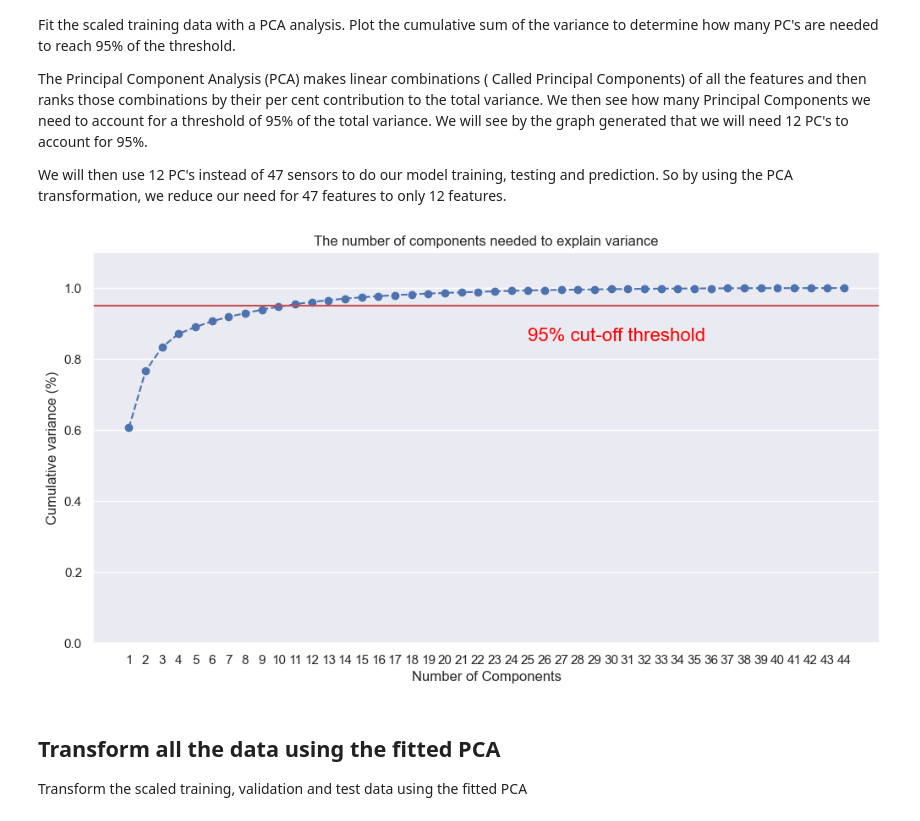
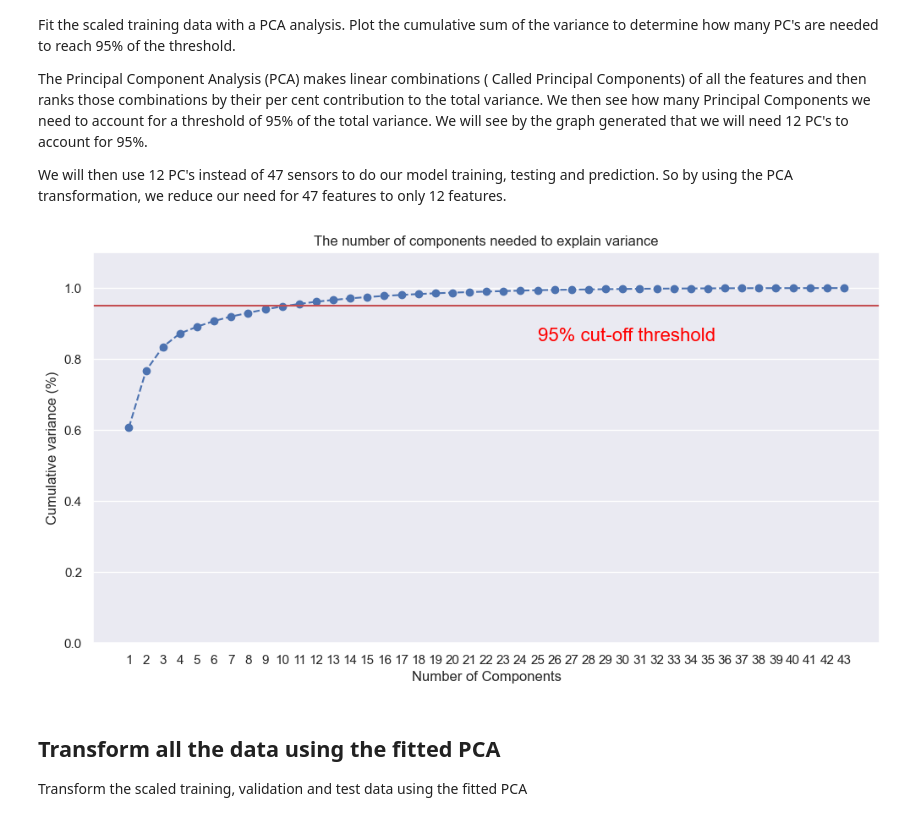
Before and after one commit to Enterprise-Neurosystem/edge-failure-prediction, a Jupyter notebook: notebooks/10-pump-data-discovery.ipynb, the cells around one changed output. Saved outputs shown, nothing was run; the diff lists cells and outputs as text; code cells hidden in the pictures.

Commit message:
In plotting pca, had to subtract 1 from len(df_train.columns)

```diff
--- a/notebooks/10-pump-data-discovery.ipynb
+++ b/notebooks/10-pump-data-discovery.ipynb
@@ -394,9 +394,9 @@ We will then use 12 PC's instead of 47 sensors to do our model training, testing
 # %%
 pca = get_PCA(scaled_train)
 
-plot_pca(pca, len(df_train.columns) )
+plot_pca(pca, len(df_train.columns)-1 )
 # %% [output]
-[figure, old version]
+[figure, new version]
 # %% [markdown]
 ## Transform all the data using the fitted PCA
 Transform the scaled training, validation and test data using the fitted PCA
```
Also changed, not shown: parts of 2 cells of this notebook.
